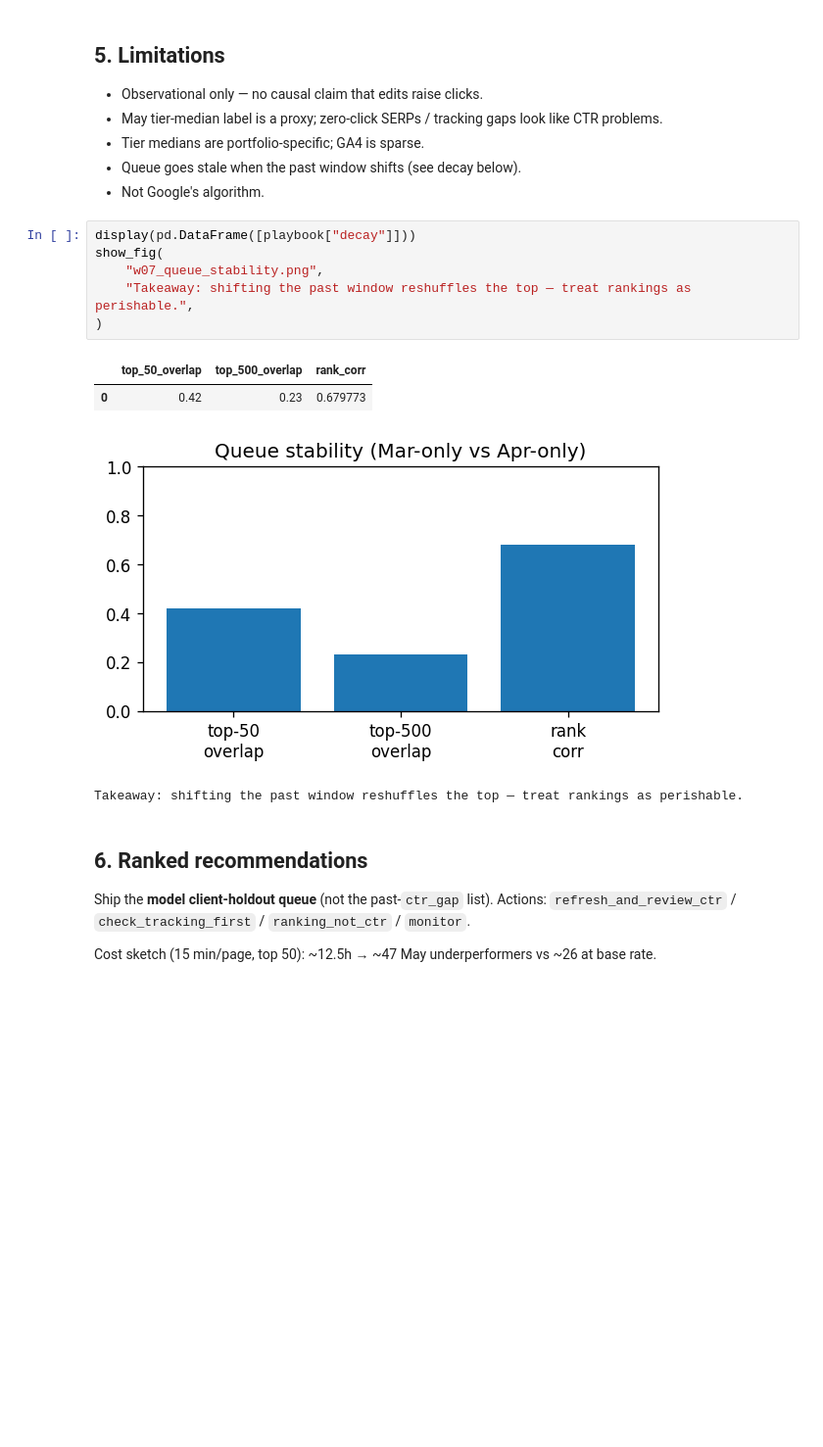
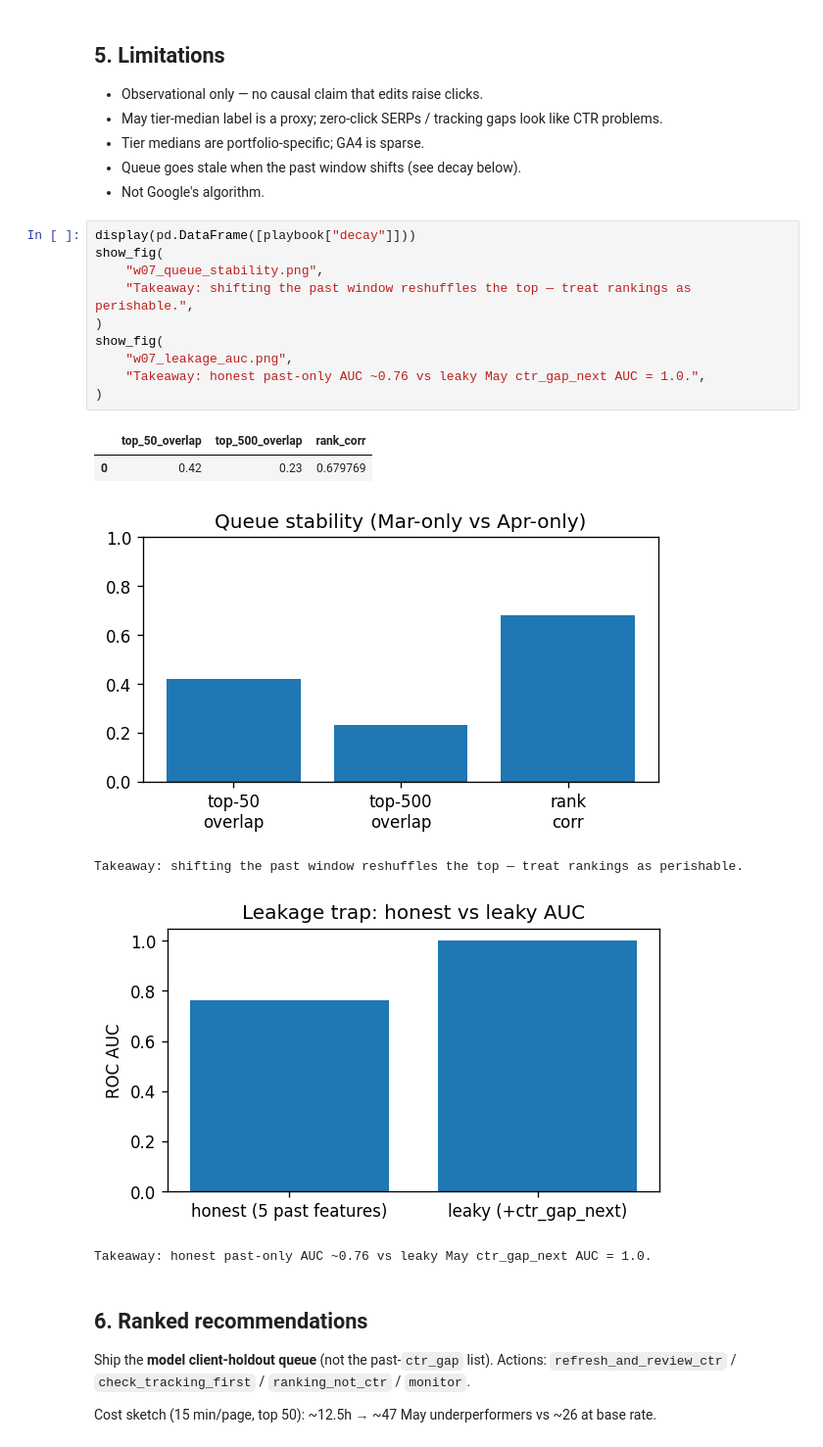
Before and after one commit to rimlazrek1/flyrank-internship, a Jupyter notebook: work/notebooks/capstone.ipynb, the cells around one changed output. Shown at 98% size. Drawn from its saved outputs; the diff is of its cells as text; blank space fills up the shorter version.

Commit message:
added more figures to the paper

```diff
--- a/work/notebooks/capstone.ipynb
+++ b/work/notebooks/capstone.ipynb
@@ -312,14 +339,20 @@ Sensitivity-only random-split P@50: 0.98 | published GroupKFold P@50: 0.945
 # %%
 display(pd.DataFrame([playbook["decay"]]))
 show_fig(
     "w07_queue_stability.png",
     "Takeaway: shifting the past window reshuffles the top — treat rankings as perishable.",
 )
+show_fig(
+    "w07_leakage_auc.png",
+    "Takeaway: honest past-only AUC ~0.76 vs leaky May ctr_gap_next AUC = 1.0.",
+)
 # %% [output]
 |  | top_50_overlap | top_500_overlap | rank_corr |
-| 0 | 0.42 | 0.23 | 0.679773 |
+| 0 | 0.42 | 0.23 | 0.679769 |
 [figure]
 Takeaway: shifting the past window reshuffles the top — treat rankings as perishable.
+[figure, added]
+Takeaway: honest past-only AUC ~0.76 vs leaky May ctr_gap_next AUC = 1.0.
 # %% [markdown]
 ## 6. Ranked recommendations
 
```
Also changed, not shown: parts of 3 cells of this notebook, 23 other files.
